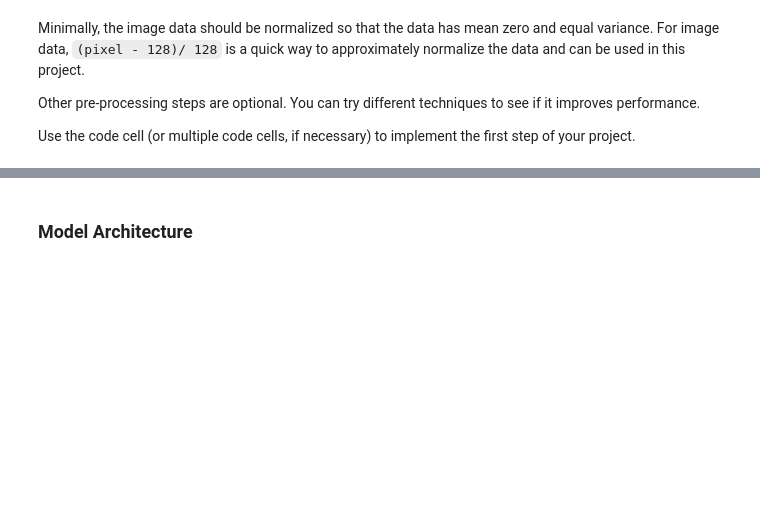
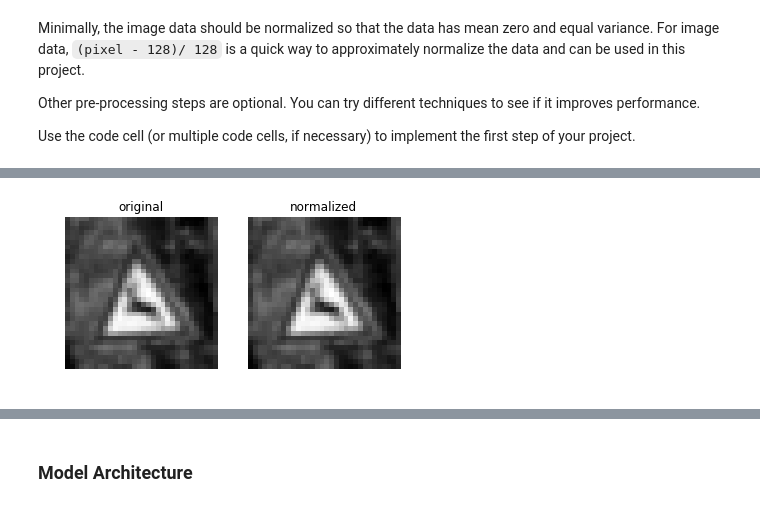
Before and after one commit to clarisli/CarND-Traffic-Sign-Classifier, a Jupyter notebook: Traffic_Sign_Classifier.ipynb, the cells around one changed output, grey strips where cells are left out. Cells and saved outputs as stored; diff of their text form; code cells hidden in the pictures; blank space fills up the shorter version.

```diff
--- a/Traffic_Sign_Classifier.ipynb
+++ b/Traffic_Sign_Classifier.ipynb
@@ -223,0 +264,8 @@ Use the code cell (or multiple code cells, if necessary) to implement the first
+# %%
+def normalize(x):
+    return (x - 128) / 128
+
+normalized_image = normalize(gray_image)
+show_processed_image(gray_image, normalized_image, p_title='normalized', cmap='gray')
+# %% [output]
+[figure, added]
```
Also changed, not shown: parts of 19 cells of this notebook, 7 other files.
